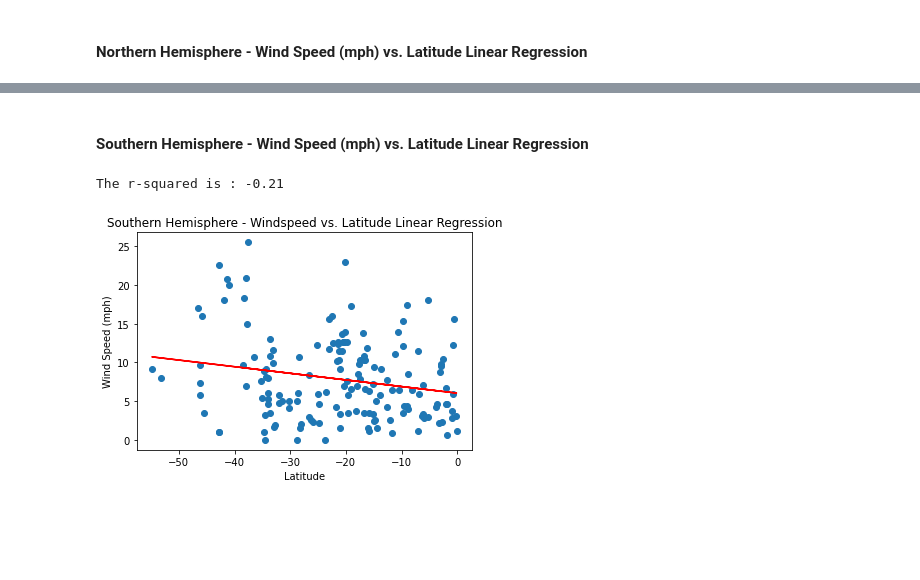
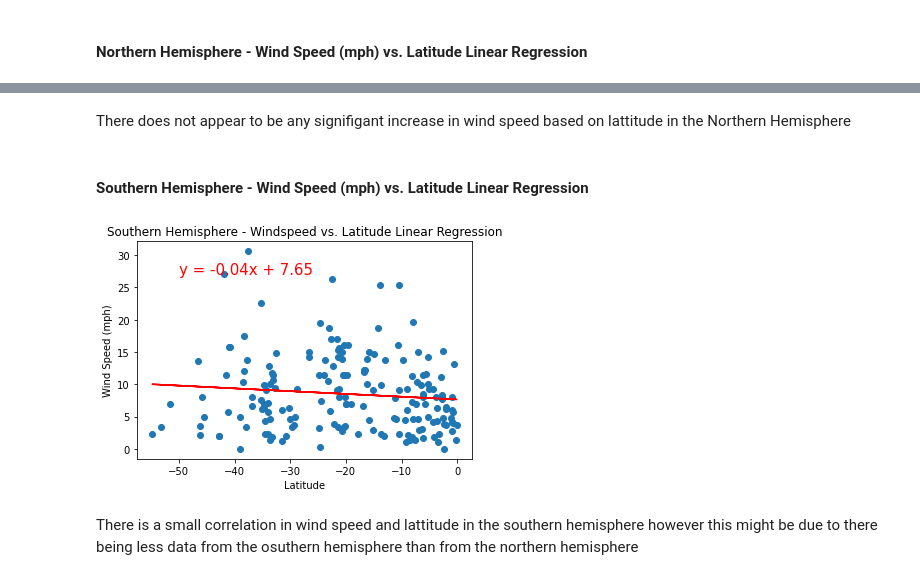
Before and after one commit to ASacdpraseuth/python-api-challenge, a Jupyter notebook: WeatherPy/WeatherPy.ipynb, the cells around one changed output, grey strips where cells are left out. Drawn from its saved outputs; the diff is of its cells as text; code cells hidden in the pictures; blank space fills up the shorter version.

```diff
--- a/WeatherPy/WeatherPy.ipynb
+++ b/WeatherPy/WeatherPy.ipynb
@@ -393,18 +378,21 @@ The r-squared is : 0.06
+# %% [markdown]
+There does not appear to be any signifigant increase in wind speed based on lattitude in the Northern Hemisphere
 # %% [markdown]
 ####  Southern Hemisphere - Wind Speed (mph) vs. Latitude Linear Regression
 # %%
 # Call functions
 lineq = linear_regression(s_hemisphere['Lat'], s_hemisphere['Wind Speed'])
-annotate(lineq, 10, 25)
+annotate(lineq, -50, 27)
 
 # Label plot
 title = 'Southern Hemisphere - Windspeed vs. Latitude Linear Regression'
 plt.title(f'{title}')
 plt.xlabel('Latitude')
 plt.ylabel('Wind Speed (mph)')
 
 # Save
 plt.savefig(f'output_data/{title}.png')
 # %% [output]
-The r-squared is : -0.21
-[figure, old version]
+[figure, new version]
+# %% [markdown]
+There is a small correlation in wind speed and lattitude in the southern hemisphere however this might be due to there being less data from the osuthern hemisphere than from the northern hemisphere
```
Also changed, not shown: parts of 30 cells of this notebook, 13 other files.
